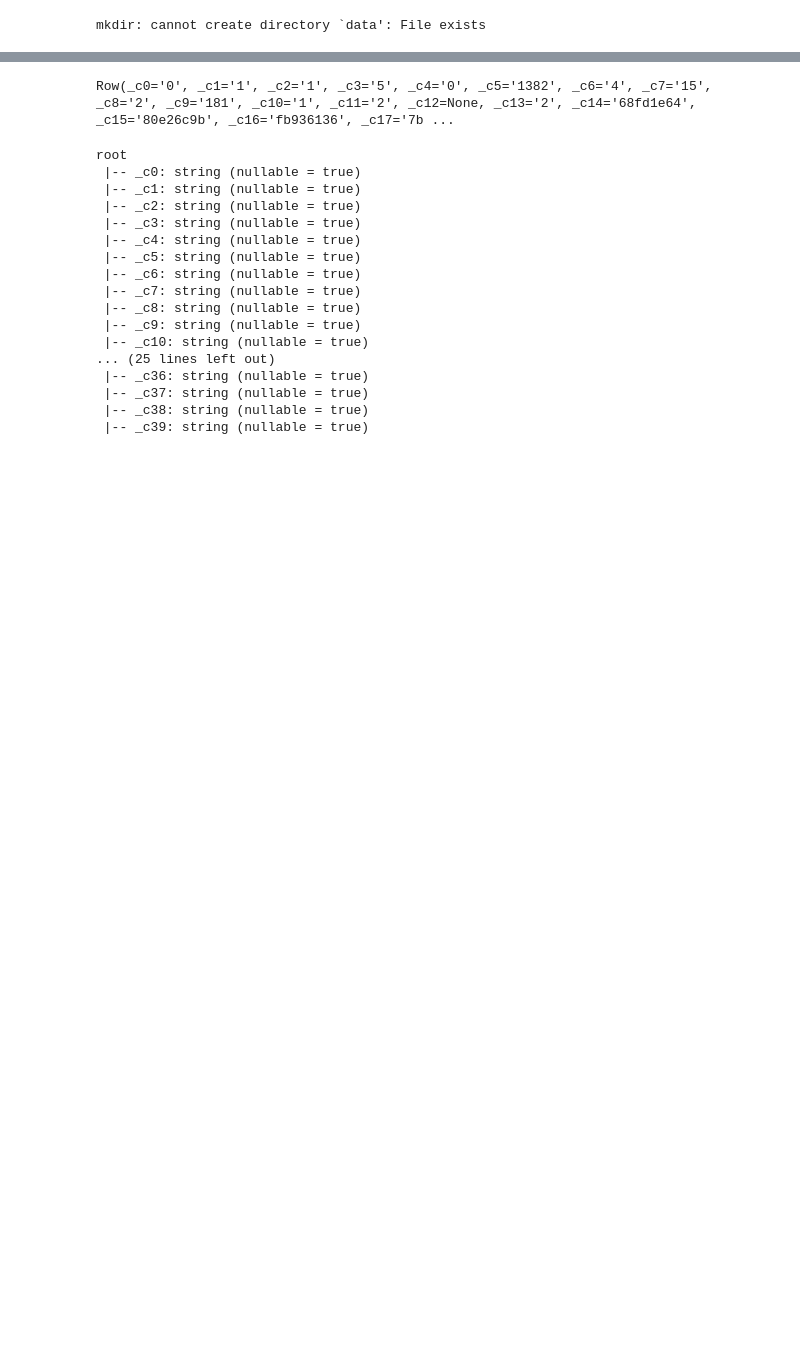
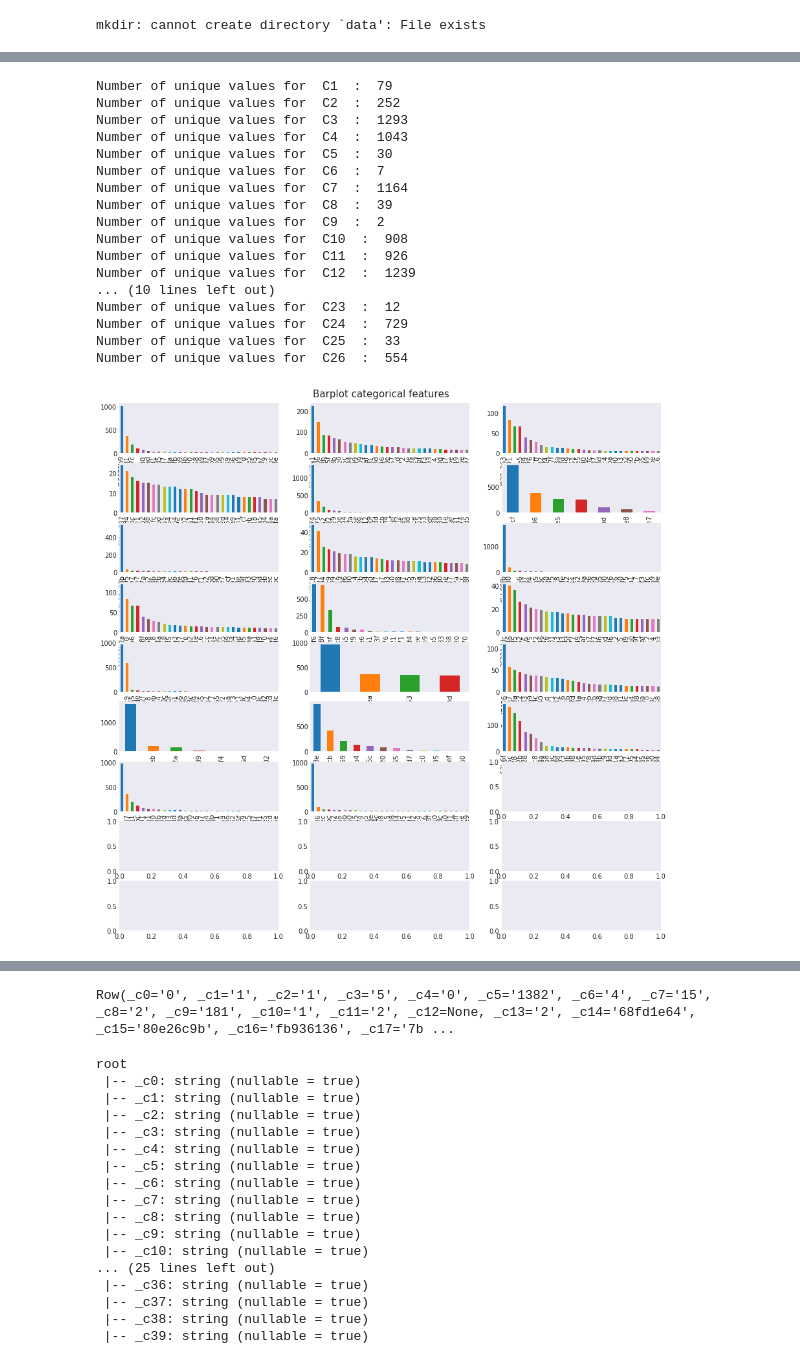
Before and after one commit to vsv111/w261_final_project, a Jupyter notebook: 261_finalproj_v1.ipynb, the cells around one changed output, grey strips where cells are left out. Cells and saved outputs as stored; diff of their text form; code cells hidden in the pictures; blank space fills up the shorter version.

```diff
--- a/261_finalproj_v1.ipynb
+++ b/261_finalproj_v1.ipynb
@@ -115,0 +163,34 @@ data = sqlContext.read.option("delimiter", "\t").csv("/media/notebooks/Assignmen
+# %%
+#Bar plot of categorical variables - plot top 30 values
+fig, ax_grid = plt.subplots(9, 3, figsize=(15,15))
+for idx, feature in enumerate(FIELDS[14:]):
+    x = pDF[feature].value_counts()
+    print("Number of unique values for ",feature," : ",x.shape[0])
+    #sns.barplot(x, ax=ax_grid[idx//8][idx%3], orient='h', linewidth=.5)
+    if (x.shape[0]<=30):
+        x.plot(kind='bar',ax=ax_grid[idx//4][idx%3])
+        ax_grid[idx//4][idx%3]
+    else:
+        x.head(30).plot(kind='bar',ax=ax_grid[idx//4][idx%3])
+        ax_grid[idx//4][idx%3]
+fig.suptitle("Barplot categorical features", fontsize=15, y=0.9)
+plt.show()
+# %% [output]
+Number of unique values for  C1  :  79
+Number of unique values for  C2  :  252
+Number of unique values for  C3  :  1293
+Number of unique values for  C4  :  1043
+Number of unique values for  C5  :  30
+Number of unique values for  C6  :  7
+Number of unique values for  C7  :  1164
+Number of unique values for  C8  :  39
+Number of unique values for  C9  :  2
+Number of unique values for  C10  :  908
+Number of unique values for  C11  :  926
+Number of unique values for  C12  :  1239
+... (10 lines left out)
+Number of unique values for  C23  :  12
+Number of unique values for  C24  :  729
+Number of unique values for  C25  :  33
+Number of unique values for  C26  :  554
+[figure, added]
```
Also changed, not shown: parts of 52 cells of this notebook.
